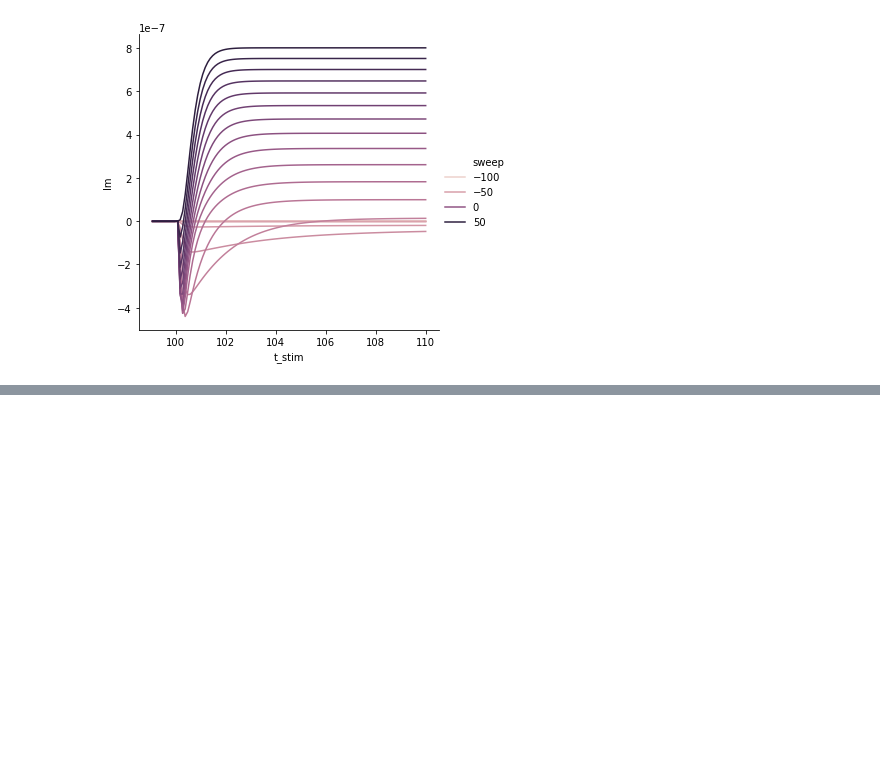
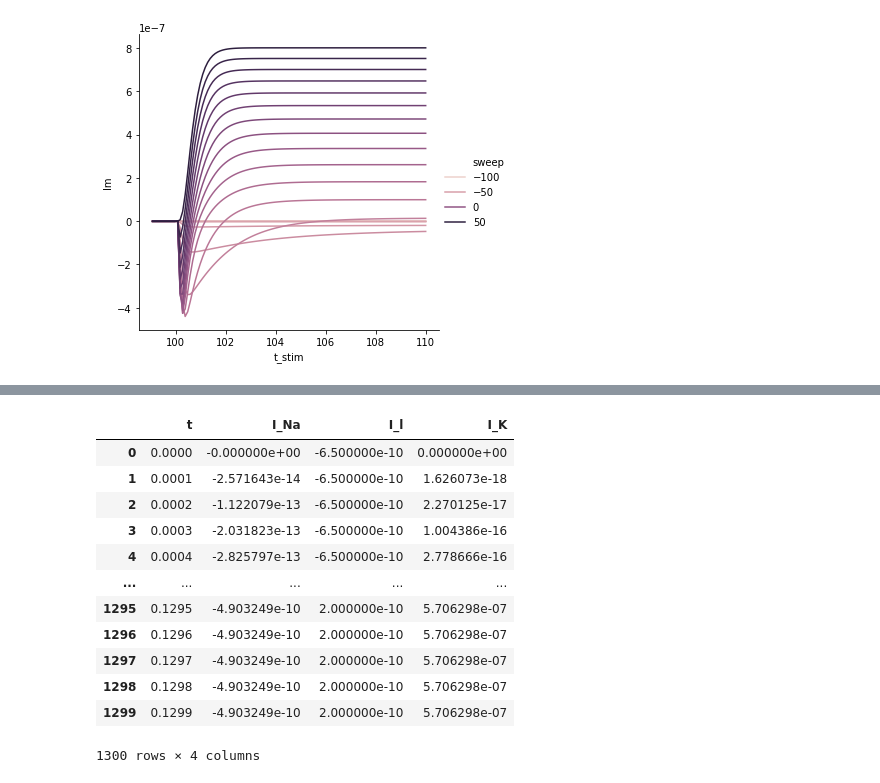
Before and after one commit to linusconrad/neurodynamics-learning, a Jupyter notebook: HHsandbox.ipynb, the cells around one changed output, grey strips where cells are left out. Cells and saved outputs as stored; diff of their text form; code cells hidden in the pictures; blank space fills up the shorter version.

```diff
--- a/HHsandbox.ipynb
+++ b/HHsandbox.ipynb
@@ -499,0 +604,21 @@ sns.relplot(data = tsresult.query('t_stim > 99 & t_stim < 110'),
+# %%
+# now we can add those as columns to a dataframe
+pd.DataFrame({
+    't': np.array(statemon.t),
+    'I_Na': pd.DataFrame(np.array(statemon.I_Na)).transpose()[0],
+    'I_l': pd.DataFrame(np.array(statemon.I_l)).transpose()[0],
+    'I_K': pd.DataFrame(np.array(statemon.I_K)).transpose()[0]})
+# %% [output]
+|  | t | I_Na | I_l | I_K |
+| 0 | 0.0000 | -0.000000e+00 | -6.500000e-10 | 0.000000e+00 |
+| 1 | 0.0001 | -2.571643e-14 | -6.500000e-10 | 1.626073e-18 |
+| 2 | 0.0002 | -1.122079e-13 | -6.500000e-10 | 2.270125e-17 |
+| 3 | 0.0003 | -2.031823e-13 | -6.500000e-10 | 1.004386e-16 |
+| 4 | 0.0004 | -2.825797e-13 | -6.500000e-10 | 2.778666e-16 |
+| ... | ... | ... | ... | ... |
+| 1295 | 0.1295 | -4.903249e-10 | 2.000000e-10 | 5.706298e-07 |
+| 1296 | 0.1296 | -4.903249e-10 | 2.000000e-10 | 5.706298e-07 |
+| 1297 | 0.1297 | -4.903249e-10 | 2.000000e-10 | 5.706298e-07 |
+| 1298 | 0.1298 | -4.903249e-10 | 2.000000e-10 | 5.706298e-07 |
+| 1299 | 0.1299 | -4.903249e-10 | 2.000000e-10 | 5.706298e-07 |
+1300 rows × 4 columns
```
Also changed, not shown: parts of 8 cells of this notebook, 1 other file.
